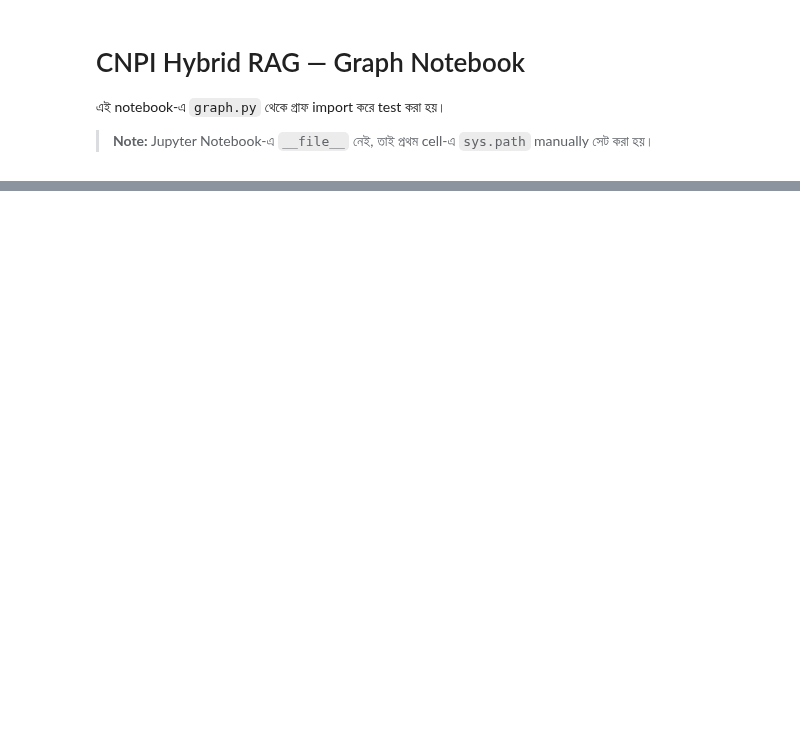
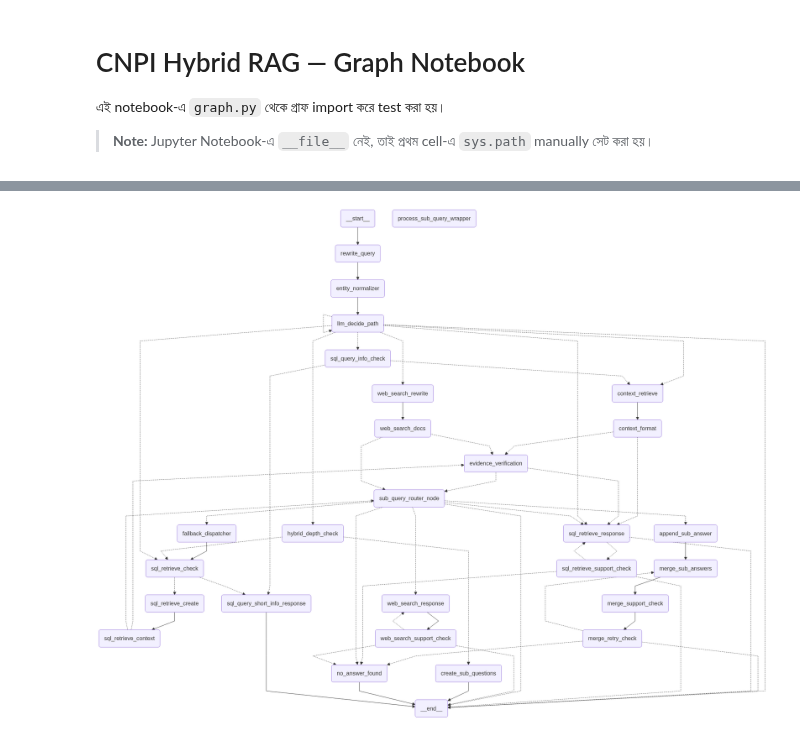
Before and after one commit to Maruf-MLE/CNPI_hybrid_RAG, a Jupyter notebook: Cnpi_RAG/graph.ipynb, the cells around one changed output, grey strips where cells are left out. Drawn from its saved outputs; the diff is of its cells as text; code cells hidden in the pictures; blank space fills up the shorter version.

```diff
--- a/Cnpi_RAG/graph.ipynb
+++ b/Cnpi_RAG/graph.ipynb
@@ -546,0 +690,5 @@ compiled
+# %%
+app=app.compile()
+app
+# %% [output]
+[figure, added]
```
Also changed, not shown: parts of 1 cell of this notebook, 13 other files.
